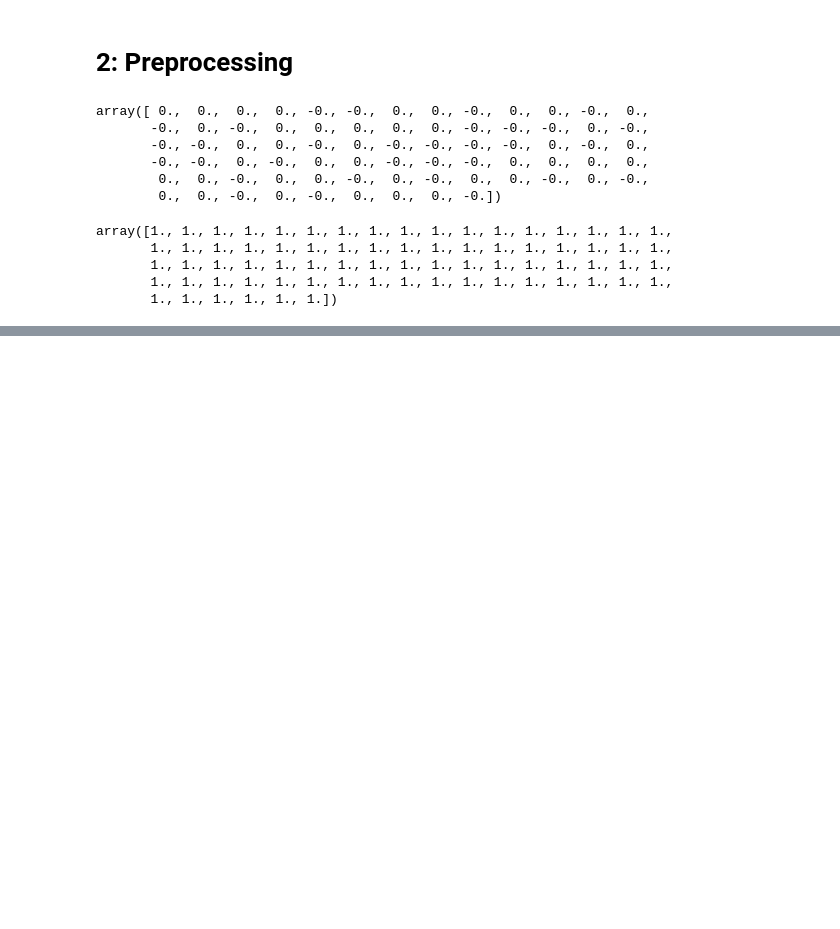
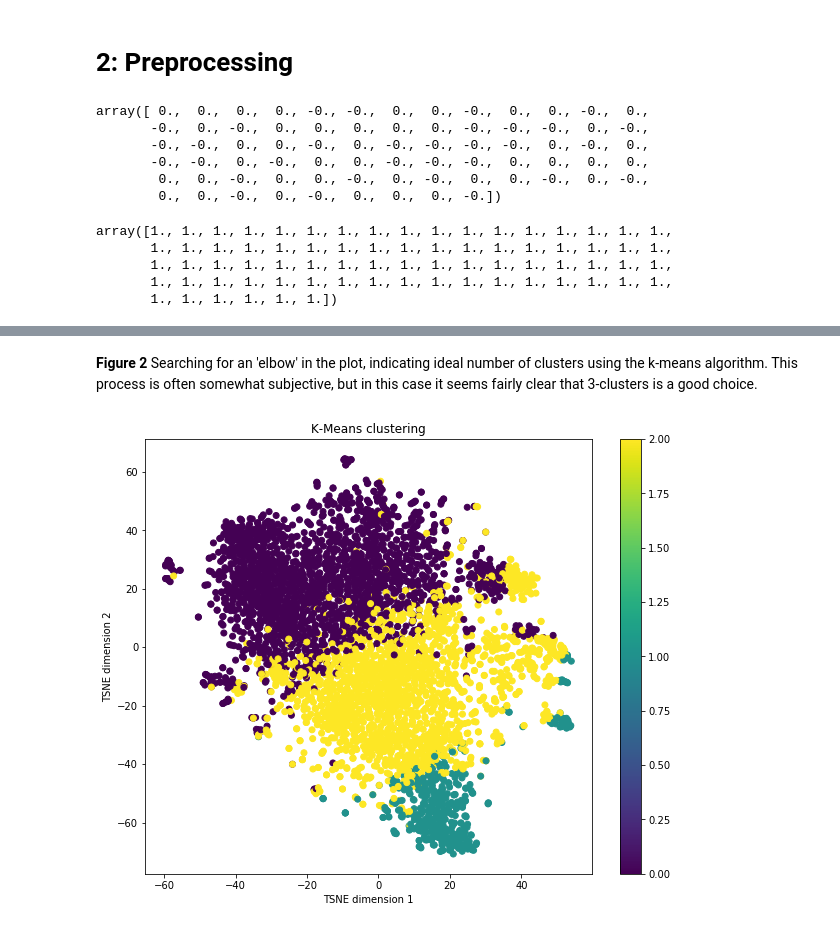
Before and after one commit to sheamusfitz/DSPS_jFitzgerald, a Jupyter notebook: HW10/HW10_jFitzgerald.ipynb, the cells around one changed output, grey strips where cells are left out. Saved outputs shown, nothing was run; the diff lists cells and outputs as text; code cells hidden in the pictures; blank space fills up the shorter version.

```diff
--- a/HW10/HW10_jFitzgerald.ipynb
+++ b/HW10/HW10_jFitzgerald.ipynb
@@ -98,0 +166,16 @@ array([1., 1., 1., 1., 1., 1., 1., 1., 1., 1., 1., 1., 1., 1., 1., 1., 1.,
+# %% [markdown]
+**Figure 2** Searching for an 'elbow' in the plot, indicating ideal number of clusters using the k-means algorithm. This process is often somewhat subjective, but in this case it seems fairly clear that 3-clusters is a good choice.
+# %%
+genes_kmclust = skl.cluster.KMeans(n_clusters = 3,
+                                   random_state=174021).fit(genes_scaled)
+pl.figure(figsize=(10,8))
+pl.scatter(twodproj[:,0], twodproj[:,1], c=genes_kmclust.labels_)
+pl.colorbar()
+pl.title("K-Means clustering")
+pl.xlabel("TSNE dimension 1")
+pl.ylabel("TSNE dimension 2")
+
+
+None;
+# %% [output]
+[figure, added]
```
Also changed, not shown: parts of 39 cells of this notebook, 1 other file.
